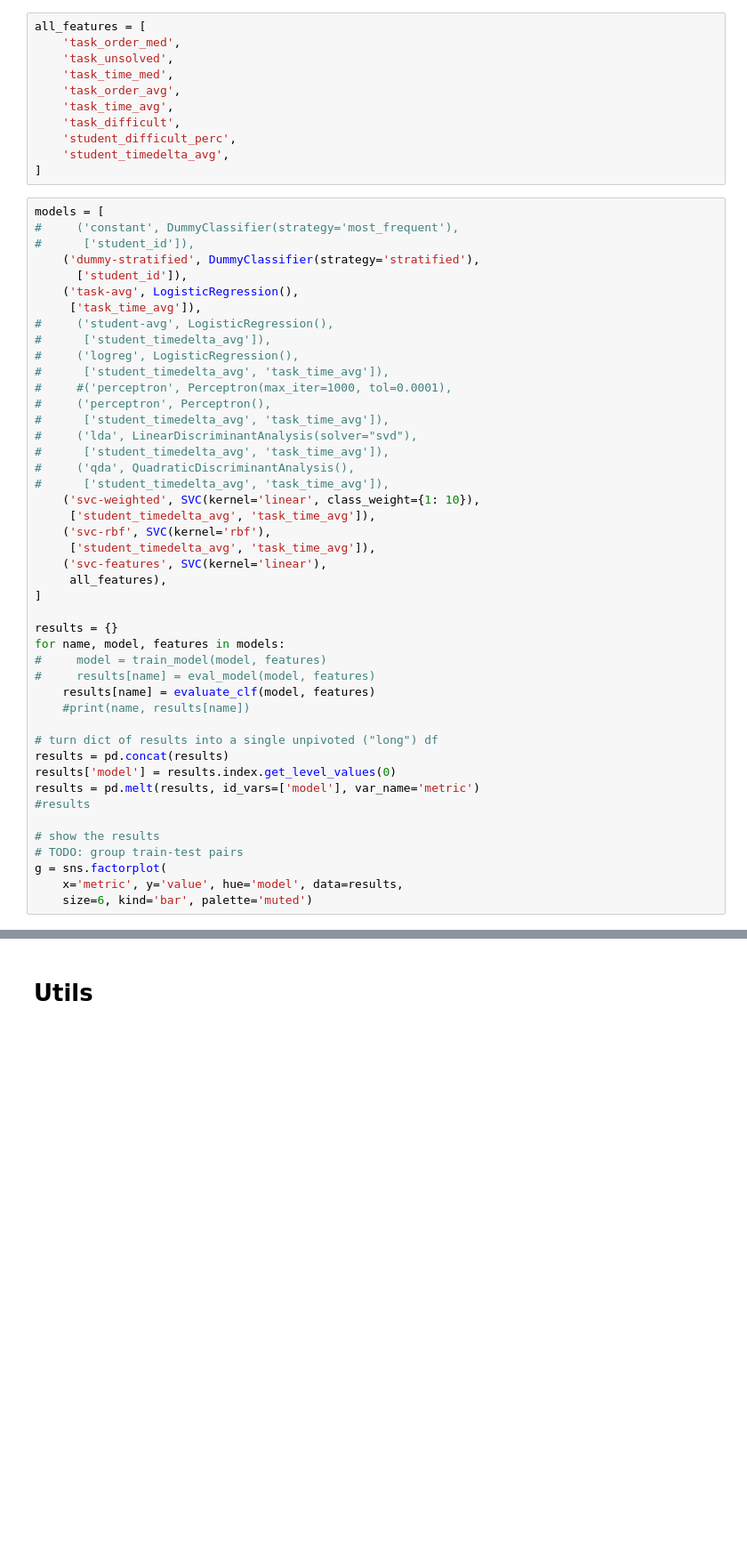
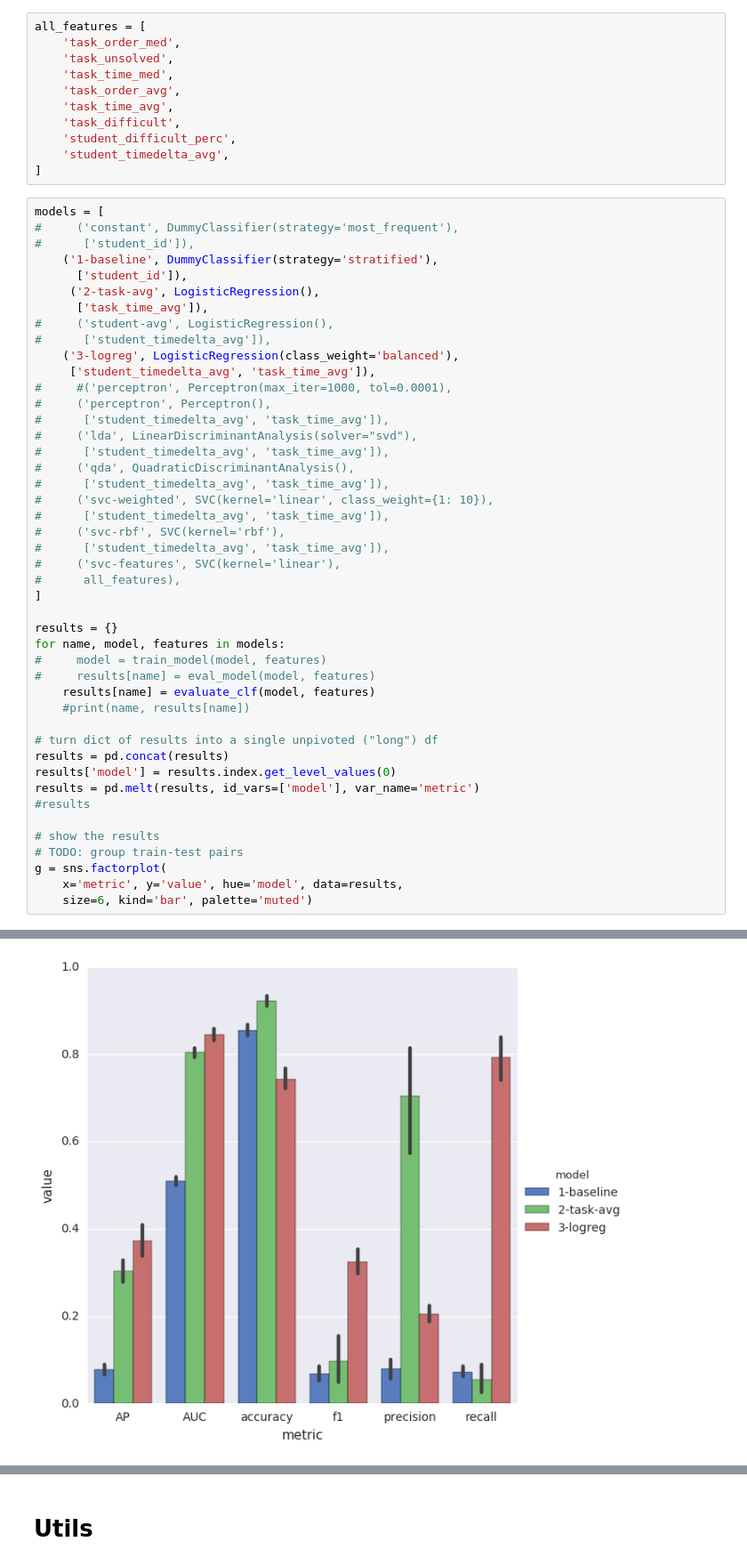
Before and after one commit to adaptive-learning/flocs-analyses, a Jupyter notebook: difficulty_classification/Difficulty Classification.ipynb, the cells around one changed output, grey strips where cells are left out. Shown at 89% size. Drawn from its saved outputs; the diff is of its cells as text; blank space fills up the shorter version.

```diff
--- a/difficulty_classification/Difficulty Classification.ipynb
+++ b/difficulty_classification/Difficulty Classification.ipynb
@@ -433,14 +438,14 @@ all_features = [
 models = [
 #     ('constant', DummyClassifier(strategy='most_frequent'),
 #      ['student_id']),
-    ('dummy-stratified', DummyClassifier(strategy='stratified'),
+    ('1-baseline', DummyClassifier(strategy='stratified'),
       ['student_id']),
-    ('task-avg', LogisticRegression(),
-     ['task_time_avg']),
+     ('2-task-avg', LogisticRegression(),
+      ['task_time_avg']),
 #     ('student-avg', LogisticRegression(),
 #      ['student_timedelta_avg']),
-#     ('logreg', LogisticRegression(),
-#      ['student_timedelta_avg', 'task_time_avg']),
+    ('3-logreg', LogisticRegression(class_weight='balanced'),
+     ['student_timedelta_avg', 'task_time_avg']),
 #     #('perceptron', Perceptron(max_iter=1000, tol=0.0001),
 #     ('perceptron', Perceptron(),
 #      ['student_timedelta_avg', 'task_time_avg']),
@@ -448,12 +453,12 @@ models = [
 #      ['student_timedelta_avg', 'task_time_avg']),
 #     ('qda', QuadraticDiscriminantAnalysis(),
 #      ['student_timedelta_avg', 'task_time_avg']),
-    ('svc-weighted', SVC(kernel='linear', class_weight={1: 10}),
-     ['student_timedelta_avg', 'task_time_avg']),
-    ('svc-rbf', SVC(kernel='rbf'),
-     ['student_timedelta_avg', 'task_time_avg']),
-    ('svc-features', SVC(kernel='linear'),
-     all_features),
+#     ('svc-weighted', SVC(kernel='linear', class_weight={1: 10}),
+#      ['student_timedelta_avg', 'task_time_avg']),
+#     ('svc-rbf', SVC(kernel='rbf'),
+#      ['student_timedelta_avg', 'task_time_avg']),
+#     ('svc-features', SVC(kernel='linear'),
+#      all_features),
 ]
 
 results = {}
@@ -478,0 +483 @@ KeyError: "['task_unsolvedtask_time_med'] not in index"
+[figure, added]
```
Also changed, not shown: parts of 25 cells of this notebook.
